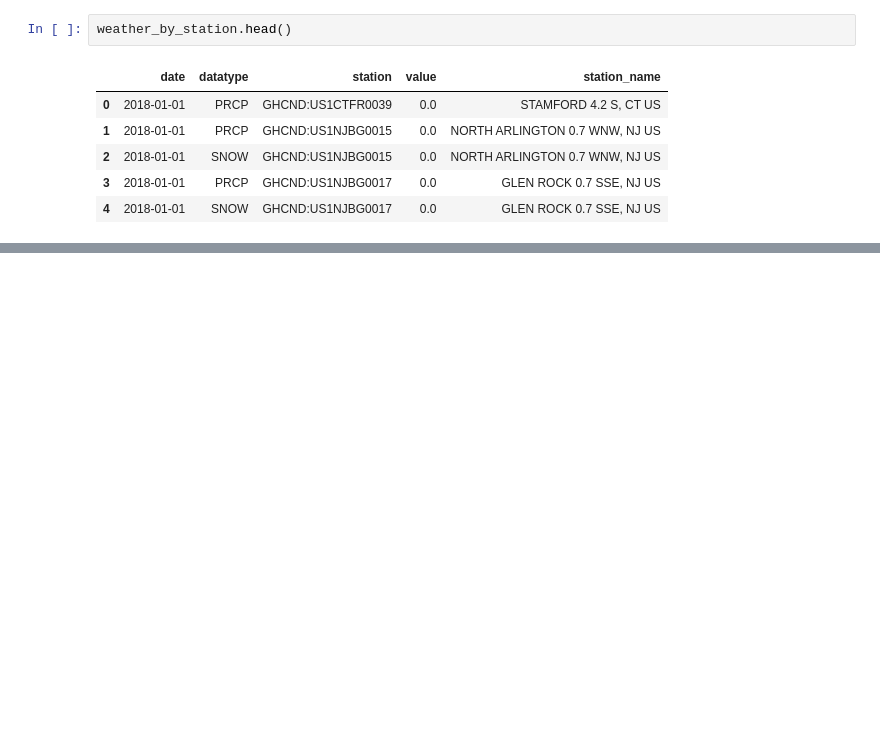
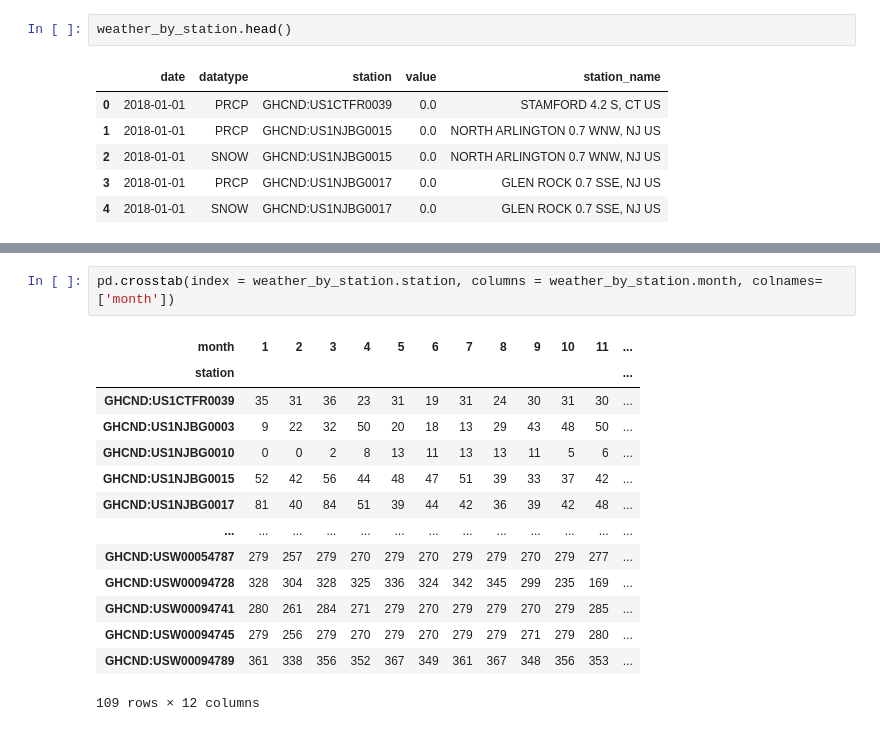
Before and after one commit to CielCiel1/Data-preparation, a Jupyter notebook: week5-Aggregating DF/W5_Aggregating_Dataframe.ipynb, the cells around one changed output, grey strips where cells are left out. Saved outputs shown, nothing was run; the diff lists cells and outputs as text; blank space fills up the shorter version.

```diff
--- a/week5-Aggregating DF/W5_Aggregating_Dataframe.ipynb
+++ b/week5-Aggregating DF/W5_Aggregating_Dataframe.ipynb
@@ -142,0 +167,17 @@ group = weather_by_station.groupby
+# %%
+pd.crosstab(index = weather_by_station.station, columns = weather_by_station.month, colnames=['month'])
+# %% [output]
+| month | 1 | 2 | 3 | 4 | 5 | 6 | 7 | 8 | 9 | 10 | 11 | ... |
+| station |  |  |  |  |  |  |  |  |  |  |  | ... |
+| GHCND:US1CTFR0039 | 35 | 31 | 36 | 23 | 31 | 19 | 31 | 24 | 30 | 31 | 30 | ... |
+| GHCND:US1NJBG0003 | 9 | 22 | 32 | 50 | 20 | 18 | 13 | 29 | 43 | 48 | 50 | ... |
+| GHCND:US1NJBG0010 | 0 | 0 | 2 | 8 | 13 | 11 | 13 | 13 | 11 | 5 | 6 | ... |
+| GHCND:US1NJBG0015 | 52 | 42 | 56 | 44 | 48 | 47 | 51 | 39 | 33 | 37 | 42 | ... |
+| GHCND:US1NJBG0017 | 81 | 40 | 84 | 51 | 39 | 44 | 42 | 36 | 39 | 42 | 48 | ... |
+| ... | ... | ... | ... | ... | ... | ... | ... | ... | ... | ... | ... | ... |
+| GHCND:USW00054787 | 279 | 257 | 279 | 270 | 279 | 270 | 279 | 279 | 270 | 279 | 277 | ... |
+| GHCND:USW00094728 | 328 | 304 | 328 | 325 | 336 | 324 | 342 | 345 | 299 | 235 | 169 | ... |
+| GHCND:USW00094741 | 280 | 261 | 284 | 271 | 279 | 270 | 279 | 279 | 270 | 279 | 285 | ... |
+| GHCND:USW00094745 | 279 | 256 | 279 | 270 | 279 | 270 | 279 | 279 | 271 | 279 | 280 | ... |
+| GHCND:USW00094789 | 361 | 338 | 356 | 352 | 367 | 349 | 361 | 367 | 348 | 356 | 353 | ... |
+109 rows × 12 columns
```
Also changed, not shown: parts of 4 cells of this notebook.
